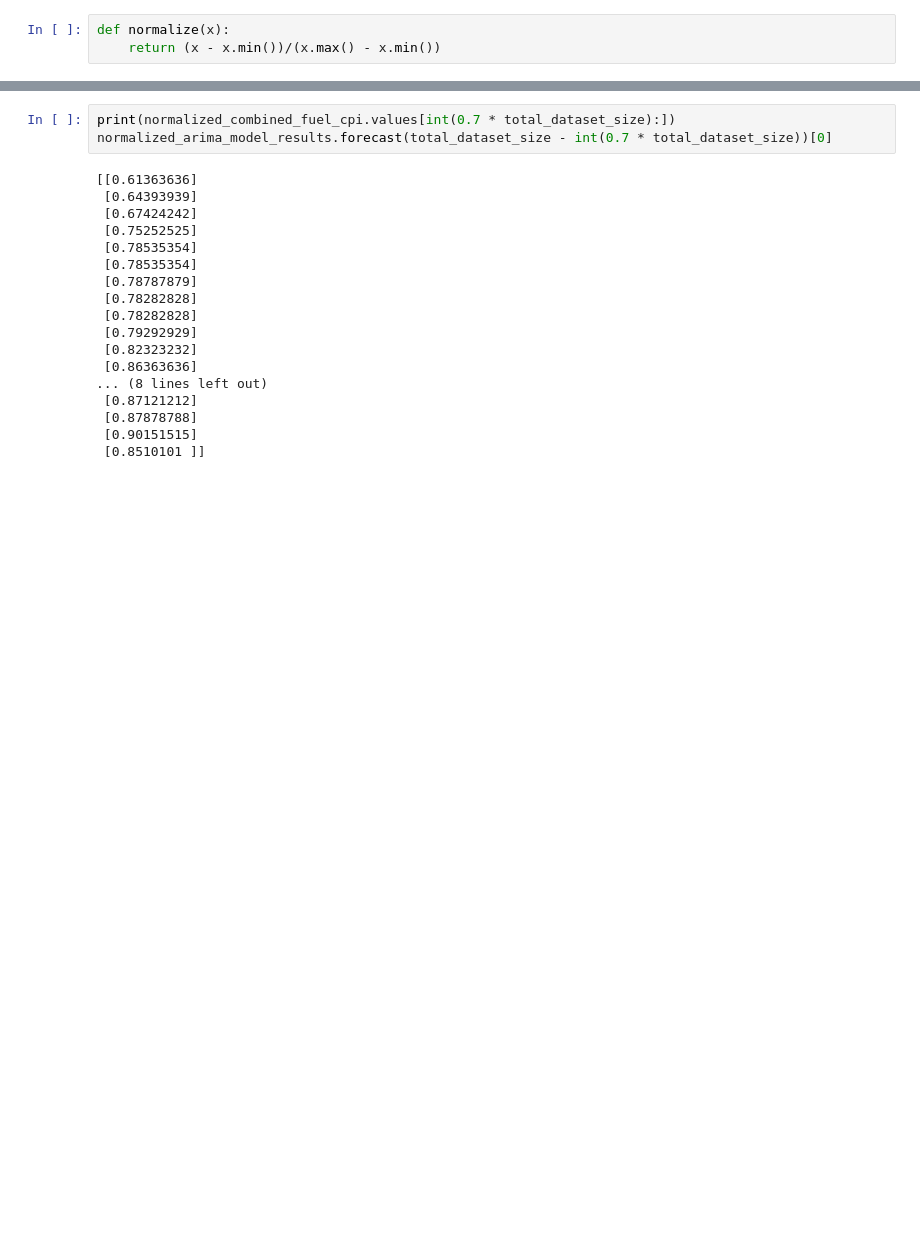
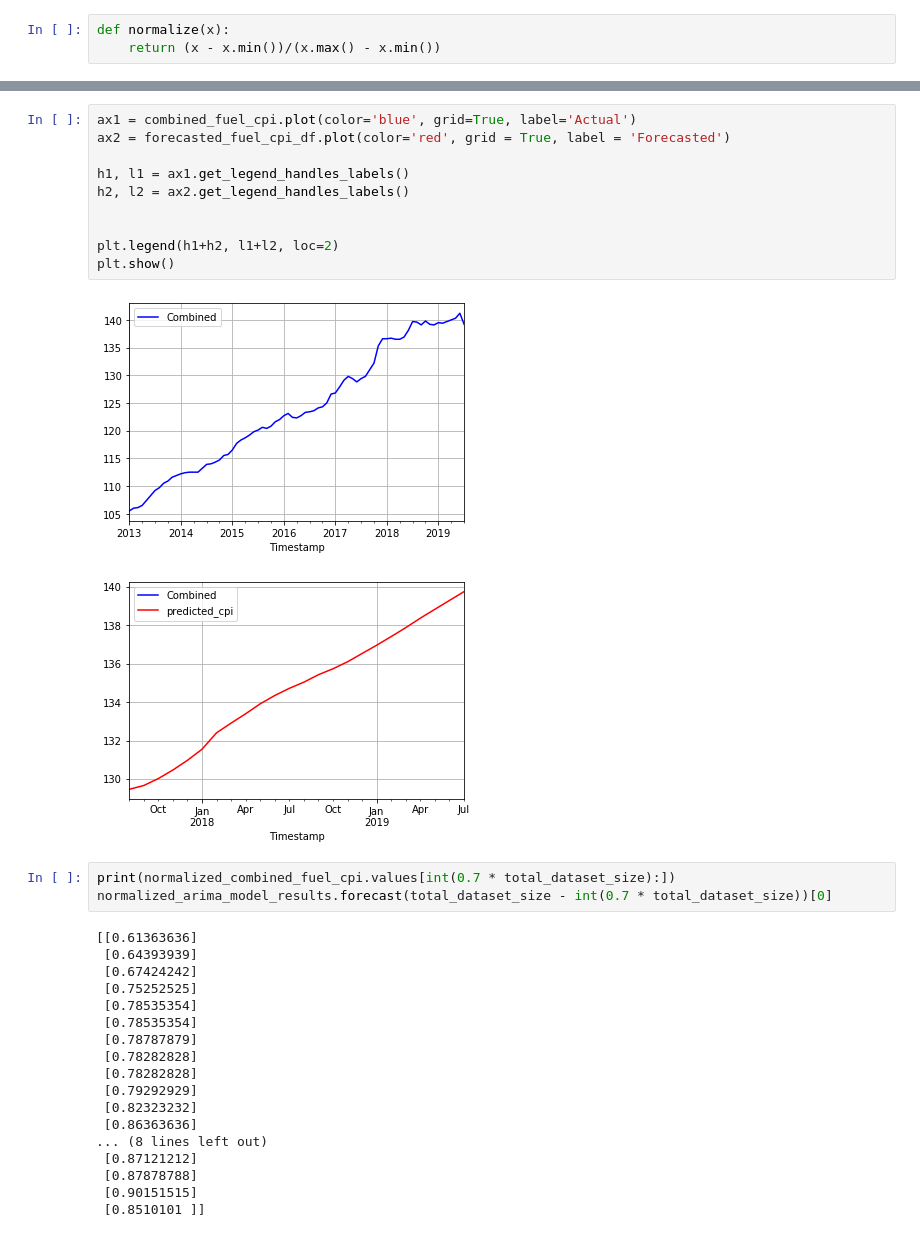
Before and after one commit to Aman-1412/cpi_prediction, a Jupyter notebook: CPI_Prediction.ipynb, the cells around one changed output, grey strips where cells are left out. Cells and saved outputs as stored; diff of their text form; blank space fills up the shorter version.

```diff
--- a/CPI_Prediction.ipynb
+++ b/CPI_Prediction.ipynb
@@ -210,3 +245,16 @@ array([129.99259318, 130.40612926, 130.85882169, 131.30295138,
+# %%
+ax1 = combined_fuel_cpi.plot(color='blue', grid=True, label='Actual')
+ax2 = forecasted_fuel_cpi_df.plot(color='red', grid = True, label = 'Forecasted')
+
+h1, l1 = ax1.get_legend_handles_labels()
+h2, l2 = ax2.get_legend_handles_labels()
+
+
+plt.legend(h1+h2, l1+l2, loc=2)
+plt.show()
+# %% [output]
+[figure, added]
+[figure, added]
 # %%
 print(normalized_combined_fuel_cpi.values[int(0.7 * total_dataset_size):])
 normalized_arima_model_results.forecast(total_dataset_size - int(0.7 * total_dataset_size))[0]
```
Also changed, not shown: parts of 24 cells of this notebook, 4 other files.
